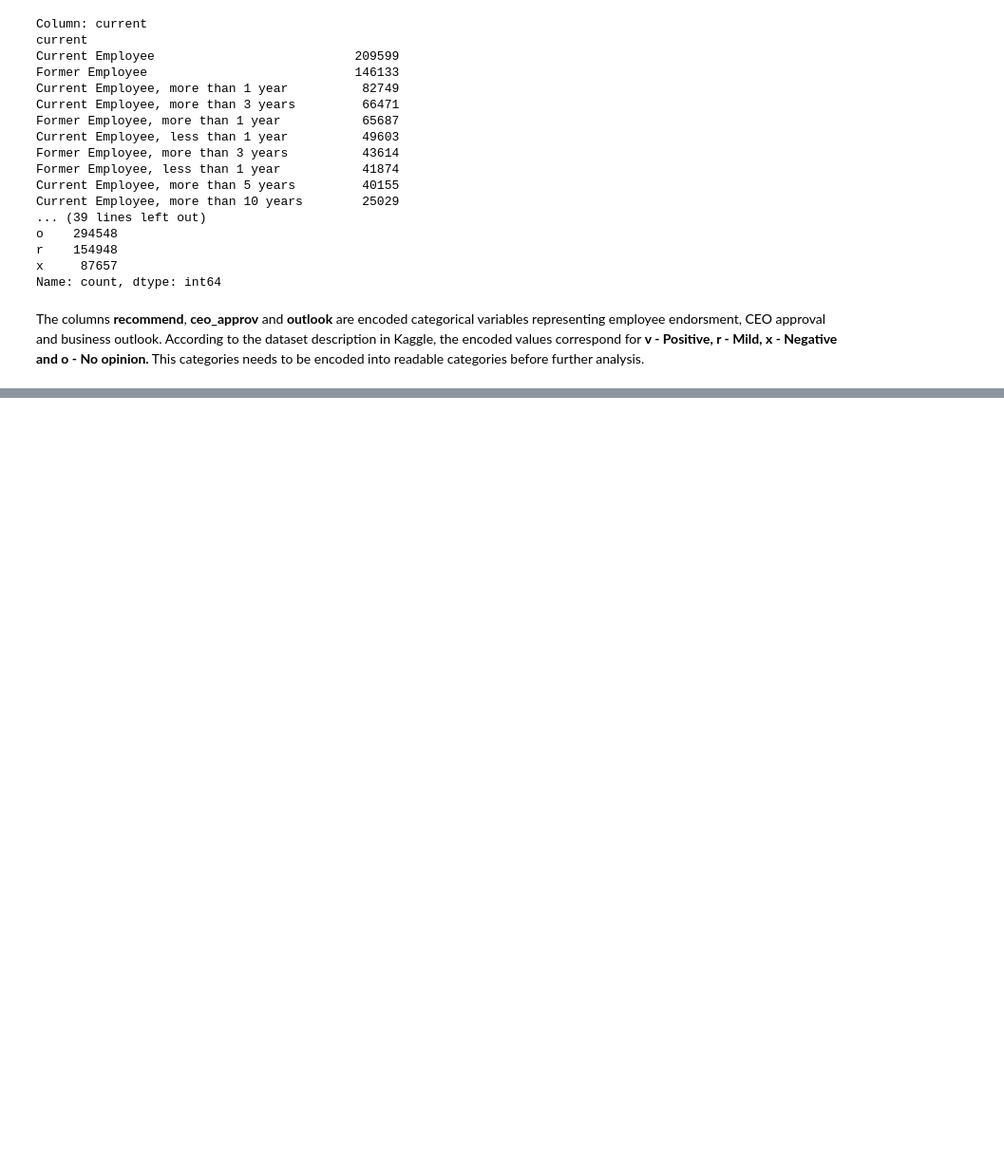
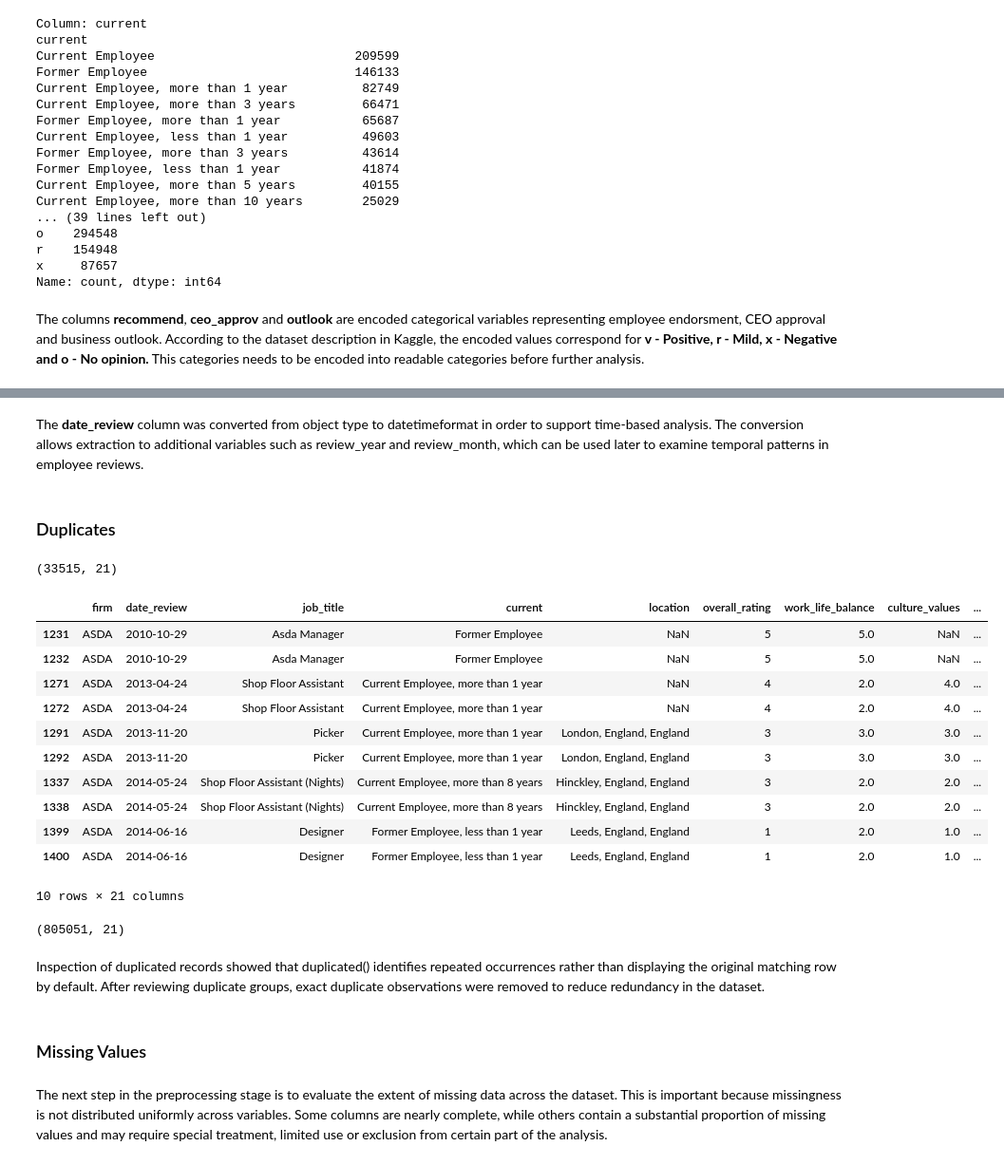
Before and after one commit to YoanaHadzhidimitrova/employee_review_analysis, a Jupyter notebook: employee_review_analysis.ipynb, the cells around one changed output, grey strips where cells are left out. Shown at 95% size. Drawn from its saved outputs; the diff is of its cells as text; code cells hidden in the pictures; blank space fills up the shorter version.

```diff
--- a/employee_review_analysis.ipynb
+++ b/employee_review_analysis.ipynb
@@ -187,0 +209,2 @@ The columns **recommend**, **ceo_approv** and **outlook** are encoded categorica
+# %%
+glassdoor_reviews['employee_status'] = np.where(glassdoor_reviews['current'].str.contains('Current', na = False), 'Current', np.where(glassdoor_reviews['current'].str.contains('Former', na = False), 'Former', 'Other'))
@@ -187,0 +296,35 @@ The columns **recommend**, **ceo_approv** and **outlook** are encoded categorica
+# %% [markdown]
+The **date_review** column was converted from object type to datetimeformat in order to support time-based analysis. The conversion allows extraction to additional variables such as review_year and review_month, which can be used later to examine temporal patterns in employee reviews.
+# %% [markdown]
+### Duplicates
+# %%
+glassdoor_reviews[glassdoor_reviews.duplicated()].shape
+# %% [output]
+(33515, 21)
+# %%
+duplicates = glassdoor_reviews.duplicated(keep=False)
+glassdoor_reviews[duplicates].sort_values(by=['firm', 'date_review', 'job_title']).head(10)
+# %% [output]
+|  | firm | date_review | job_title | current | location | overall_rating | work_life_balance | culture_values | ... |
+| 1231 | ASDA | 2010-10-29 | Asda Manager | Former Employee | NaN | 5 | 5.0 | NaN | ... |
+| 1232 | ASDA | 2010-10-29 | Asda Manager | Former Employee | NaN | 5 | 5.0 | NaN | ... |
+| 1271 | ASDA | 2013-04-24 | Shop Floor Assistant | Current Employee, more than 1 year | NaN | 4 | 2.0 | 4.0 | ... |
+| 1272 | ASDA | 2013-04-24 | Shop Floor Assistant | Current Employee, more than 1 year | NaN | 4 | 2.0 | 4.0 | ... |
+| 1291 | ASDA | 2013-11-20 | Picker | Current Employee, more than 1 year | London, England, England | 3 | 3.0 | 3.0 | ... |
+| 1292 | ASDA | 2013-11-20 | Picker | Current Employee, more than 1 year | London, England, England | 3 | 3.0 | 3.0 | ... |
+| 1337 | ASDA | 2014-05-24 | Shop Floor Assistant (Nights) | Current Employee, more than 8 years | Hinckley, England, England | 3 | 2.0 | 2.0 | ... |
+| 1338 | ASDA | 2014-05-24 | Shop Floor Assistant (Nights) | Current Employee, more than 8 years | Hinckley, England, England | 3 | 2.0 | 2.0 | ... |
+| 1399 | ASDA | 2014-06-16 | Designer | Former Employee, less than 1 year | Leeds, England, England | 1 | 2.0 | 1.0 | ... |
+| 1400 | ASDA | 2014-06-16 | Designer | Former Employee, less than 1 year | Leeds, England, England | 1 | 2.0 | 1.0 | ... |
+10 rows × 21 columns
+# %%
+glassdoor_reviews = glassdoor_reviews.drop_duplicates()
+glassdoor_reviews.shape
+# %% [output]
+(805051, 21)
+# %% [markdown]
+Inspection of duplicated records showed that duplicated() identifies repeated occurrences rather than displaying the original matching row by default. After reviewing duplicate groups, exact duplicate observations were removed to reduce redundancy in the dataset.
+# %% [markdown]
+### Missing Values
+# %% [markdown]
+The next step in the preprocessing stage is to evaluate the extent of missing data across the dataset. This is important because missingness is not distributed uniformly across variables. Some columns are nearly complete, while others contain a substantial proportion of missing values and may require special treatment, limited use or exclusion from certain part of the analysis.
```
Also changed, not shown: parts of 32 cells of this notebook.
